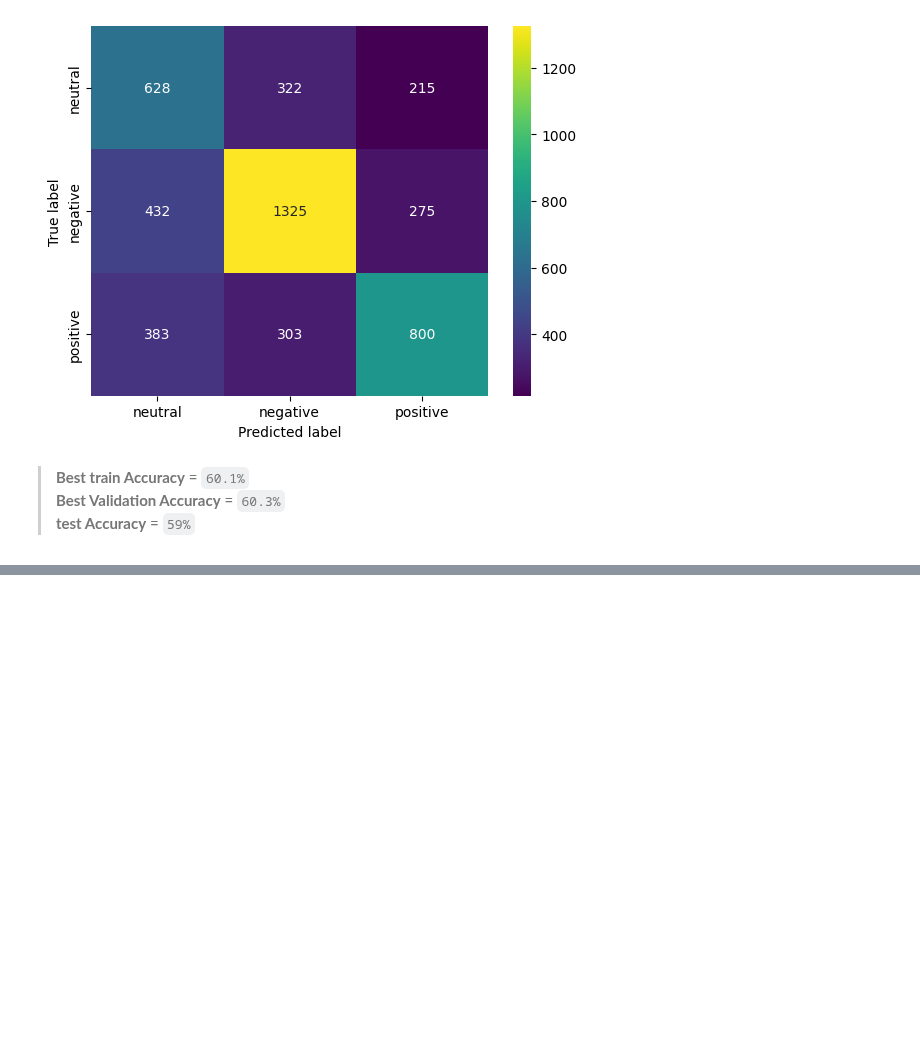
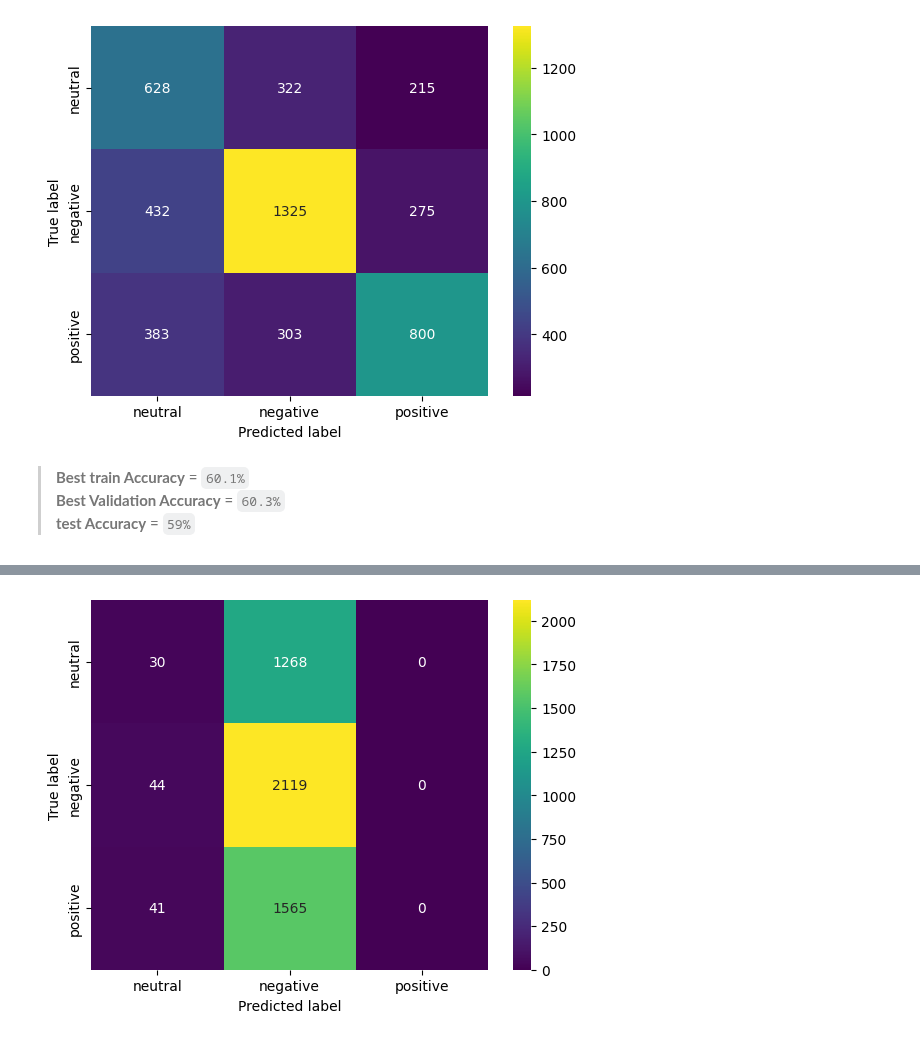
Before and after one commit to abolfazlyarian/deepLearningProject, a Jupyter notebook: phase3.ipynb, the cells around one changed output, grey strips where cells are left out. Cells and saved outputs as stored; diff of their text form; code cells hidden in the pictures; blank space fills up the shorter version.

```diff
--- a/phase3.ipynb
+++ b/phase3.ipynb
@@ -107,0 +221,7 @@ plt.show()
+# %%
+pre_trained_path = 'checkpoints/bert.pth'
+state_dict = torch.load(pre_trained_path, map_location=torch.device('cpu'))
+text_model = TextClassifier()
+text_model.load_state_dict(state_dict)
+text_model.requires_grad_(False)
+text_model.to(device)
@@ -107,0 +339,5 @@ plt.show()
+# %%
+learning_rate = 1e-4
+epochs = 10
+loss_fn = nn.CrossEntropyLoss()
+optimizer = torch.optim.Adam(image_model.parameters(), lr=learning_rate)
@@ -107,0 +404,6 @@ plt.show()
+# %%
+for t in range(epochs):
+    print(f"Epoch {t+1}\n-------------------------------")
+    train_loop(valid_dataloader, image_model, text_model, loss_fn, optimizer, tokenizer, MSDataset)
+    test_loop(test_dataloader, image_model, loss_fn)
+print("Done!")
@@ -107,0 +421,15 @@ plt.show()
+# %%
+y_pred = []
+y_true = []
+image_model.eval()
+with torch.no_grad():
+    for (X, temp1, y, temp2)  in test_dataloader:
+        X = torch.permute(X[0],(0,3,1,2)).float()
+        X = X.to(device)
+        y = torch.squeeze(torch.Tensor(np.array(y).astype(int)).to(torch.long))
+        y = y.to(device)
+        pred,_,_ = image_model(X)
+        output = pred.argmax(1).cpu().numpy()
+        y_pred.extend(output)
+        label = y.cpu().numpy()
+        y_true.extend(label)
@@ -107,0 +448,14 @@ plt.show()
+# %%
+cf_matrix = confusion_matrix(y_true=y_true, y_pred=y_pred)
+
+sb.heatmap(cf_matrix,
+           annot=True,
+           fmt='d',
+           cmap='viridis',
+           xticklabels=['neutral','negative','positive'],
+           yticklabels=['neutral','negative','positive'])
+plt.xlabel('Predicted label')
+plt.ylabel('True label')
+plt.show()
+# %% [output]
+[figure, added]
```
Also changed, not shown: parts of 19 cells of this notebook.
